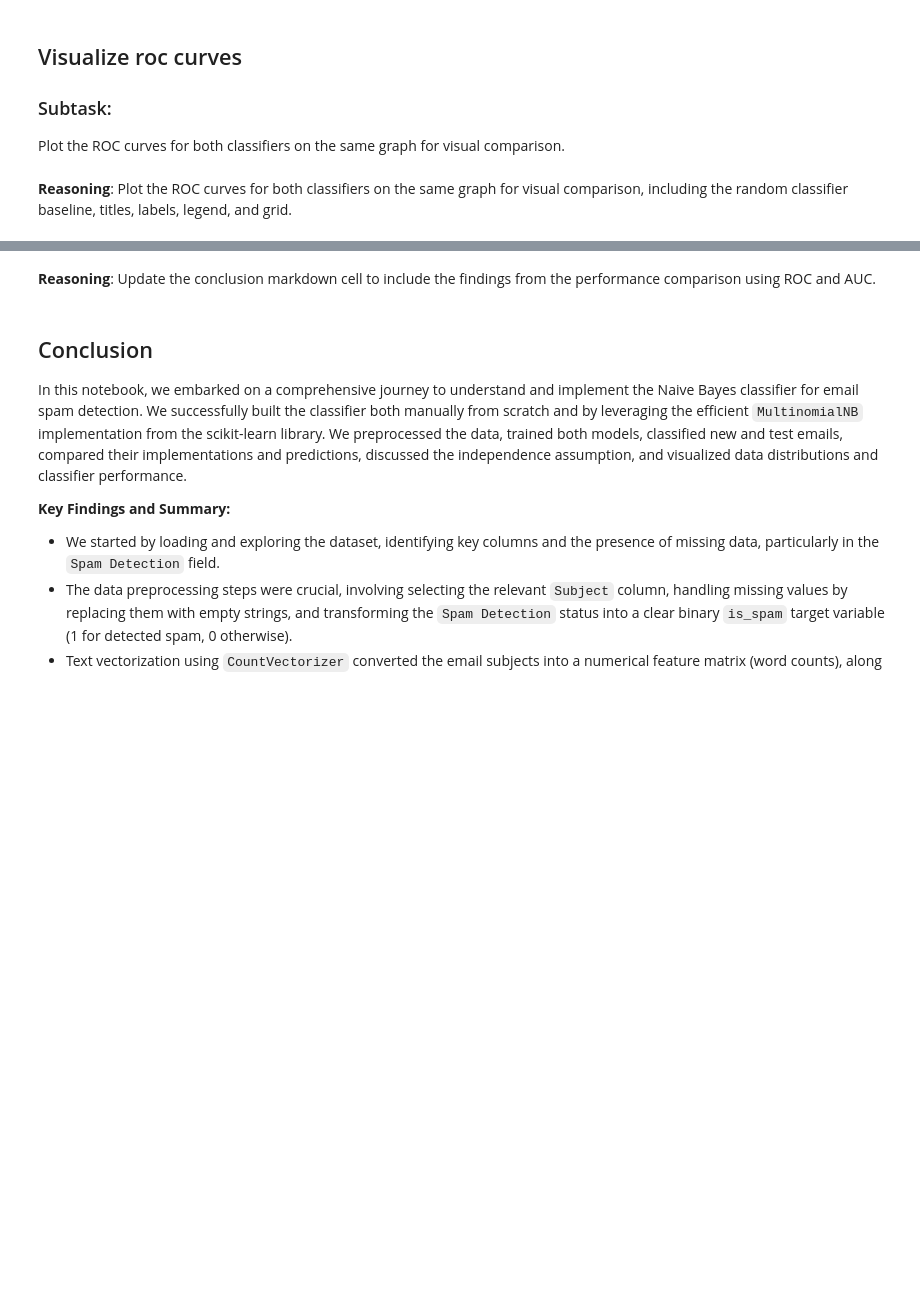
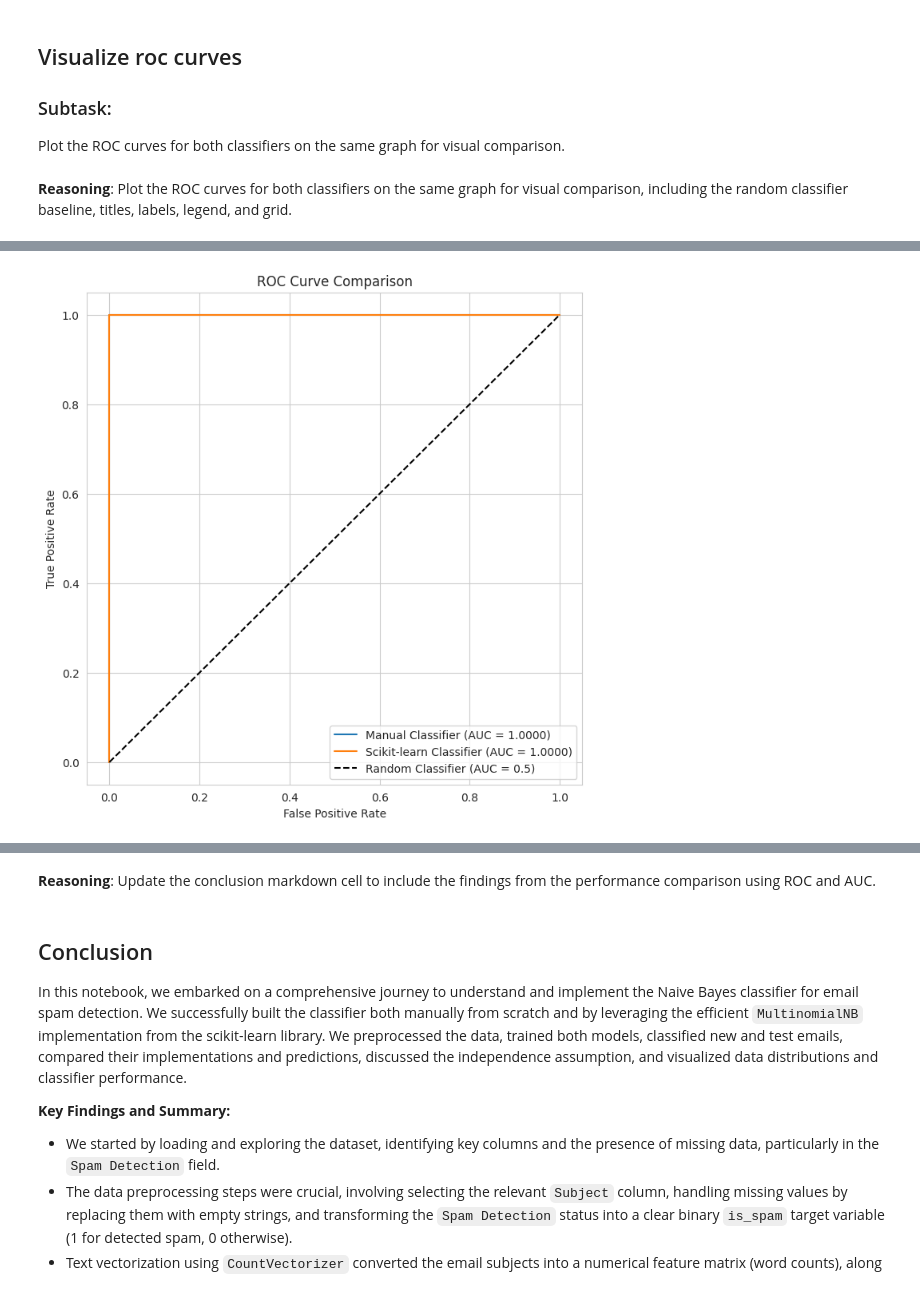
Before and after one commit to rocklambros/email-spam-classifier-naive-bayes-comparisson-roc, a Jupyter notebook: Rock_Lambros_COMP3009_Project_Naive_Bayes_Spam_Detection.ipynb, the cells around one changed output, grey strips where cells are left out. Cells and saved outputs as stored; diff of their text form; code cells hidden in the pictures; blank space fills up the shorter version.

```diff
--- a/Rock_Lambros_COMP3009_Project_Naive_Bayes_Spam_Detection.ipynb
+++ b/Rock_Lambros_COMP3009_Project_Naive_Bayes_Spam_Detection.ipynb
@@ -1525,9 +1525,9 @@ Load the true labels for the test data from the original dataset by matching on
 # Load the original dataset again to get the true labels for the test data
 df_original = pd.read_csv('/content/synthetic_email_dataset.csv')
 
-# Create a binary target variable based on the 'Status' column
-# 'Archived' is not spam (0), otherwise spam (1)
-df_original['is_spam_true'] = df_original['Status'].apply(lambda x: 0 if x == 'Archived' else 1)
+# Create a binary target variable based on the 'Spam Detection' column
+# Define 'spam' as where 'Spam Detection' is NOT null (1), 'not spam' otherwise (0).
+df_original['is_spam_true'] = df_original['Spam Detection'].apply(lambda x: 0 if pd.isna(x) else 1)
 
 # Match the true labels to the test dataset based on the 'Subject' column
 # Note: Assuming 'Subject' is a unique identifier or that matching on Subject
@@ -1838,0 +1706,34 @@ The identical AUC values strongly suggest that both implementations correctly le
+# %%
+import matplotlib.pyplot as plt
+
+# Create a new figure and axes for the plot
+plt.figure(figsize=(8, 8))
+
+# Plot the ROC curve for the manual classifier
+plt.plot(manual_fpr, manual_tpr, label=f'Manual Classifier (AUC = {manual_auc:.4f})')
+
+# Plot the ROC curve for the scikit-learn classifier
+plt.plot(sklearn_fpr, sklearn_tpr, label=f'Scikit-learn Classifier (AUC = {sklearn_auc:.4f})')
+
+# Plot the diagonal line representing a random classifier
+plt.plot([0, 1], [0, 1], 'k--', label='Random Classifier (AUC = 0.5)')
+
+# Set the title of the plot
+plt.title('ROC Curve Comparison')
+
+# Set the x-axis label
+plt.xlabel('False Positive Rate')
+
+# Set the y-axis label
+plt.ylabel('True Positive Rate')
+
+# Add a legend to the plot
+plt.legend()
+
+# Add a grid to the plot
+plt.grid(True)
+
+# Display the plot
+plt.show()
+# %% [output]
+[figure, added]
```
Also changed, not shown: parts of 46 cells of this notebook.
